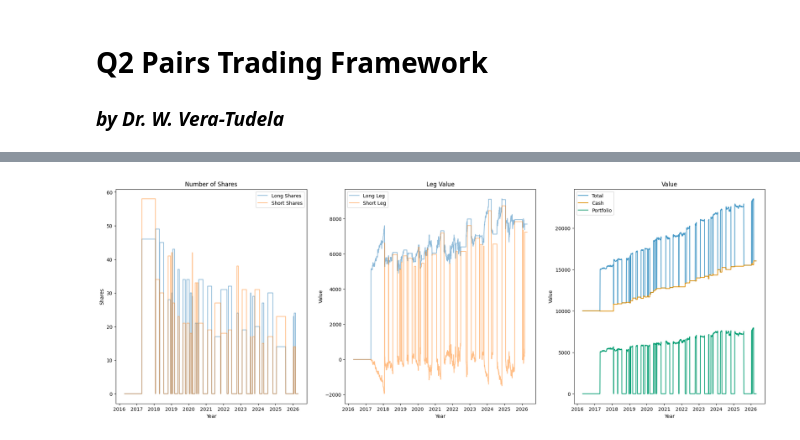
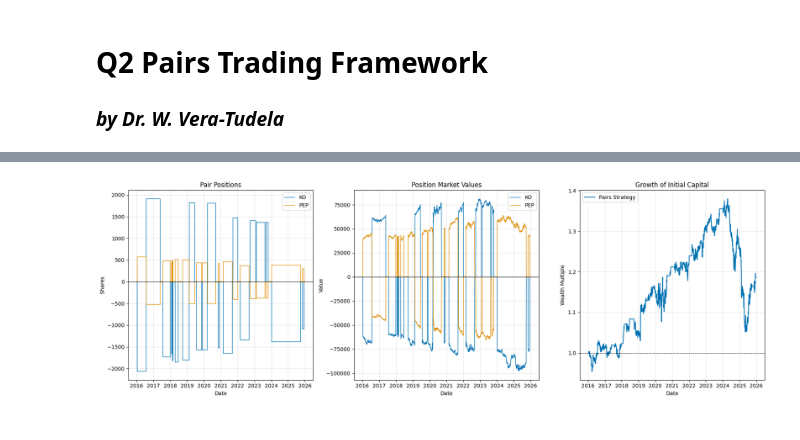
Before and after one commit to wveratudela/quant-research, a Jupyter notebook: Q2_mean_reversion/Q2_notebook.ipynb, the cells around one changed output, grey strips where cells are left out. Cells and saved outputs as stored; diff of their text form; code cells hidden in the pictures.

```diff
--- a/Q2_mean_reversion/Q2_notebook.ipynb
+++ b/Q2_mean_reversion/Q2_notebook.ipynb
@@ -105,36 +225,61 @@ This is done by the function `run_pairs_trading()`.
 # %%
-dataP = run_pairs_trading(dataV, dataM, signal, starting_capital)
+dataPairs = run_pairs_trading(
+    dataKO,
+    dataPEP,
+    signal,
+    beta,
+    starting_capital,
+)
 # %%
-plt.figure(figsize=(24, 8))
+# Diagnostic view of pair positions and portfolio accounting
+plt.figure(figsize=(18, 6))
 colors = sns.color_palette("colorblind")
 
+# Share positions
 plt.subplot(1, 3, 1)
-plt.plot(dataP.index,dataP['Long_Shares'],label='Long Shares',alpha=0.5)
-plt.plot(dataP.index,dataP['Short_Shares'],label='Short Shares',alpha=0.5)
-plt.title('Number of Shares')
-plt.xlabel('Year')
-plt.ylabel('Shares')
+
+plt.step(dataPairs.index, dataPairs["KO_Shares"], where="post", label="KO", color=colors[0], linewidth=1)
+plt.step(dataPairs.index, dataPairs["PEP_Shares"], where="post", label="PEP", color=colors[1], linewidth=1)
+
+plt.axhline(0, color="black", linewidth=0.8)
+
+plt.title("Pair Positions")
+plt.xlabel("Date")
+plt.ylabel("Shares")
+plt.grid(True, alpha=0.3)
 plt.legend()
 
+
+# Market value of each leg
 plt.subplot(1, 3, 2)
-plt.plot(dataP.index,dataP['Long_Leg'],label='Long Leg',alpha=0.5)
-plt.plot(dataP.index,dataP['Short_Leg'],label='Short Leg',alpha=0.5)
-plt.title('Leg Value')
-plt.xlabel('Year')
-plt.ylabel('Value')
+
+plt.plot(dataPairs.index, dataPairs["KO_Value"], label="KO", color=colors[0], linewidth=1)
+plt.plot(dataPairs.index, dataPairs["PEP_Value"], label="PEP", color=colors[1], linewidth=1)
+
+plt.axhline(0, color="black", linewidth=0.8)
+
+plt.title("Position Market Values")
+plt.xlabel("Date")
+plt.ylabel("Value")
+plt.grid(True, alpha=0.3)
 plt.legend()
 
+
+# Portfolio equity
 plt.subplot(1, 3, 3)
-plt.plot(dataP.index,dataP['Total'],label='Total',alpha=0.75, color=colors[0])
-plt.plot(dataP.index,dataP['Cash'],label='Cash', color=colors[1])
-plt.plot(dataP.index,dataP['Portfolio_Value'],label='Portfolio', color=colors[2])
-plt.title('Value')
-plt.xlabel('Year')
-plt.ylabel('Value')
+
+plt.plot(dataPairs.index, dataPairs["Total"] / starting_capital, label="Pairs Strategy", color=colors[0], linewidth=1.5)
+plt.axhline(1.0, color="black", linestyle="--", linewidth=0.8)
+
+plt.title("Growth of Initial Capital")
+plt.xlabel("Date")
+plt.ylabel("Wealth Multiple")
+plt.grid(True, alpha=0.3)
 plt.legend()
 
+plt.tight_layout()
 plt.show()
 # %% [output]
-[figure, old version]
+[figure, new version]
 # %% [markdown]
 ## 5. Performance Metrics
```
Also changed, not shown: parts of 14 cells of this notebook, 24 other files.
